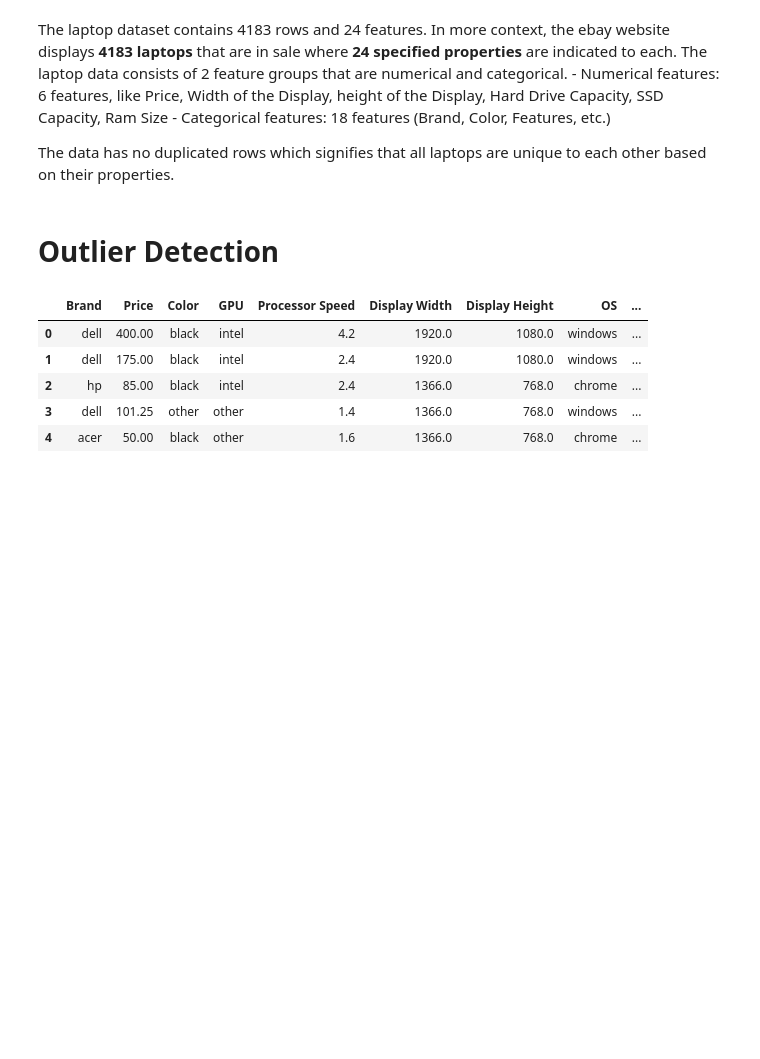
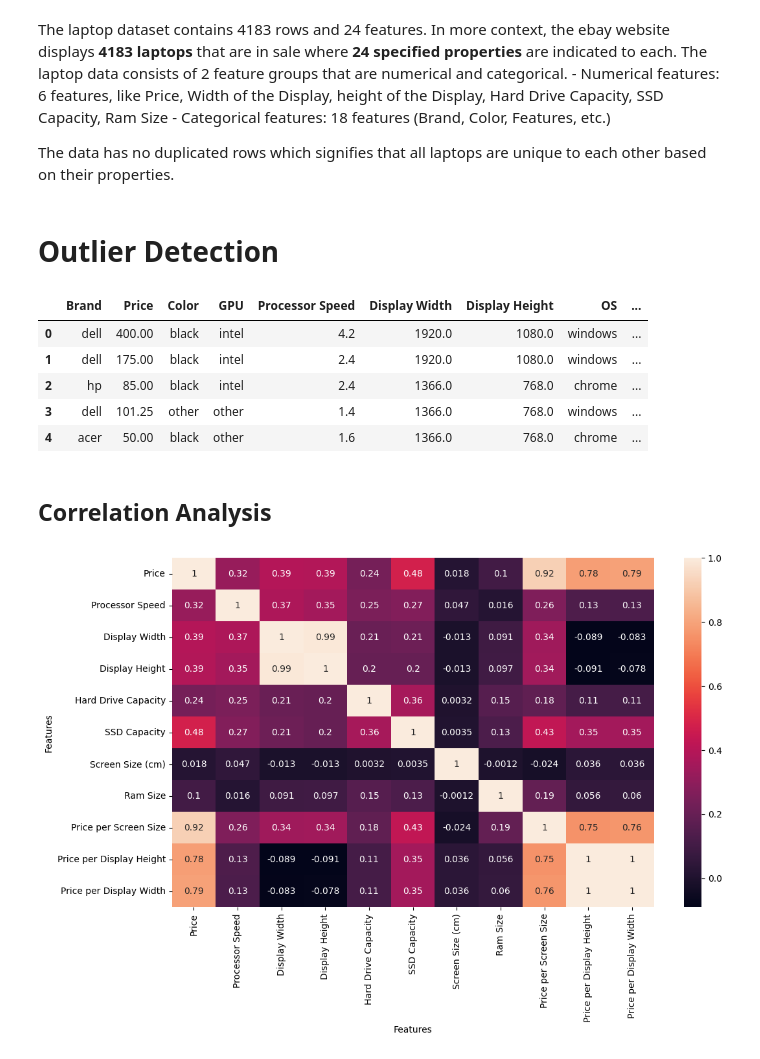
Before and after one commit to mian-adoan98/Laptop-Price-Predictor-System, a Jupyter notebook: analysis/exploratory_data_analysis.ipynb, the cells around one changed output. Drawn from its saved outputs; the diff is of its cells as text; code cells hidden in the pictures; blank space fills up the shorter version.

```diff
--- a/analysis/exploratory_data_analysis.ipynb
+++ b/analysis/exploratory_data_analysis.ipynb
@@ -102,3 +105,5 @@ laptop_df.head()
 | 2 | hp | 85.00 | black | intel | 2.4 | 1366.0 | 768.0 | chrome | ... |
 | 3 | dell | 101.25 | other | other | 1.4 | 1366.0 | 768.0 | windows | ... |
 | 4 | acer | 50.00 | black | other | 1.6 | 1366.0 | 768.0 | chrome | ... |
+# %% [markdown]
+## Correlation Analysis
@@ -104,0 +113,7 @@ laptop_df.head()
+# %%
+# build a correlation analysis based on given dataset
+corr_an = CorrelationAnalysis(laptop_df)
+# corr_an.visualise(10, 6)
+corr_an.visualise(12, 7)
+# %% [output]
+[figure, added]
```
Also changed, not shown: parts of 4 cells of this notebook, 15 other files.
